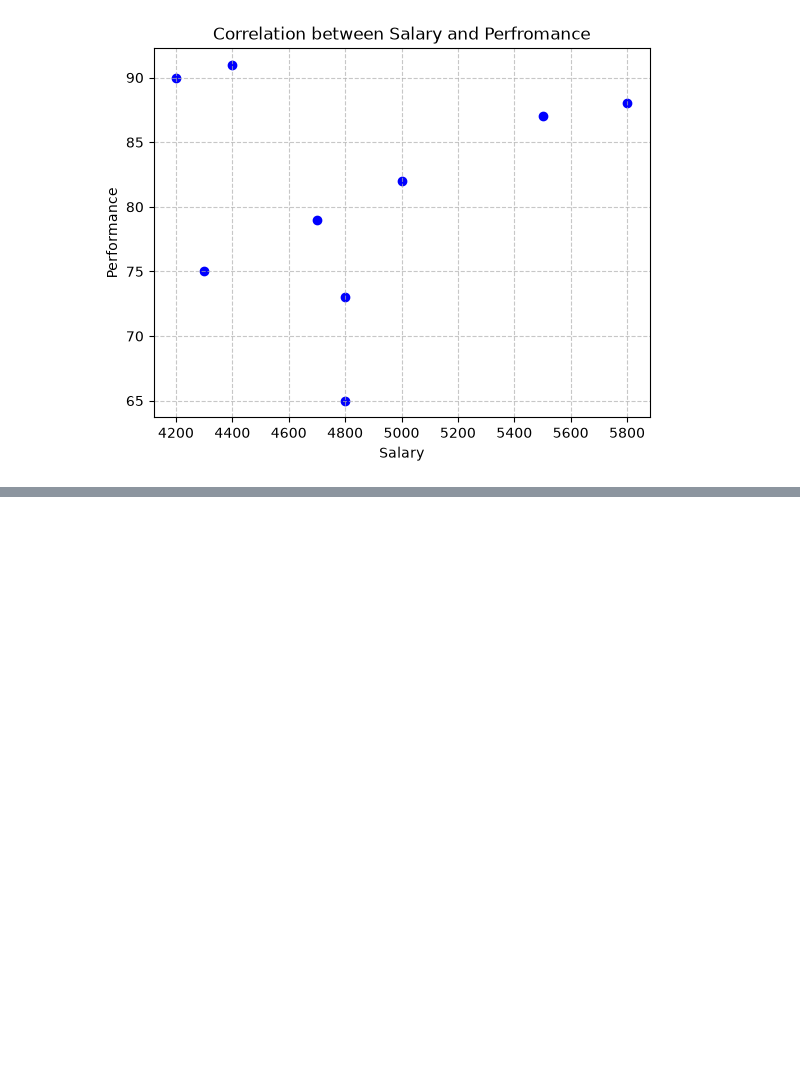
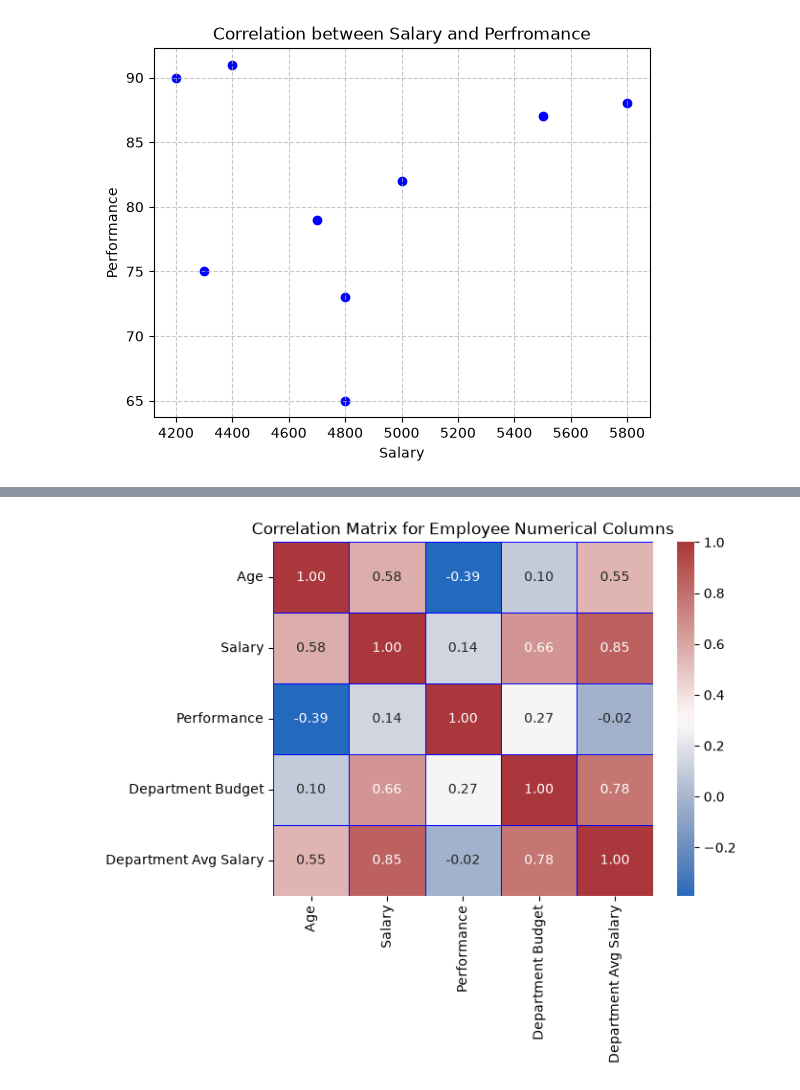
Before and after one commit to Maryam01-coder/data-science-class, a Jupyter notebook: employee_dataset.ipynb, the cells around one changed output, grey strips where cells are left out. Drawn from its saved outputs; the diff is of its cells as text; code cells hidden in the pictures; blank space fills up the shorter version.

```diff
--- a/employee_dataset.ipynb
+++ b/employee_dataset.ipynb
@@ -953,0 +966,5 @@ plt.show()
+# %%
+#visulaize the correlation matrix for numerical columns - HEAT MAP
+num_cols = ["Age", "Salary", "Performance", "Department Budget", "Department Avg Salary"]
+corr = merge_df[num_cols].corr()
+corr
@@ -953,0 +978,6 @@ plt.show()
+# %%
+sns.heatmap(corr, annot=True, cmap="vlag", fmt=".2f", linewidth="0.5", linecolor="blue")
+plt.title("Correlation Matrix for Employee Numerical Columns")
+plt.show()
+# %% [output]
+[figure, added]
```
Also changed, not shown: parts of 6 cells of this notebook.
